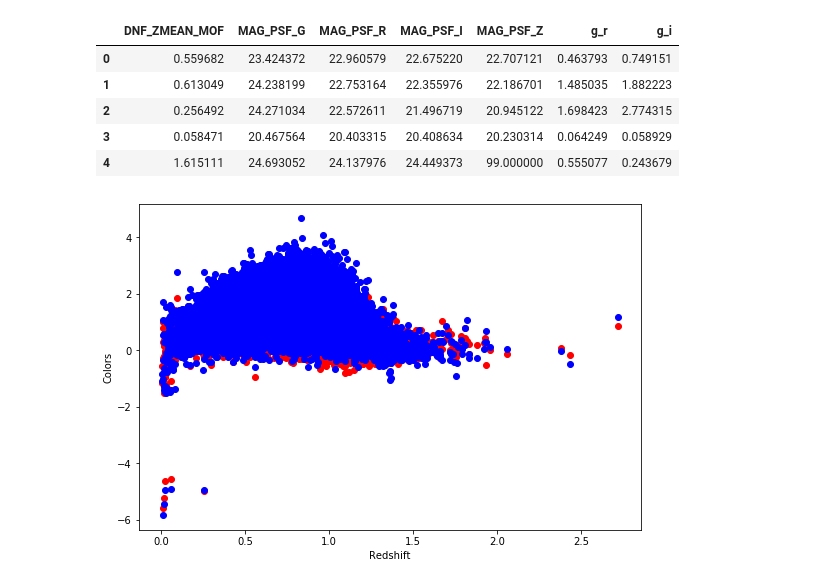
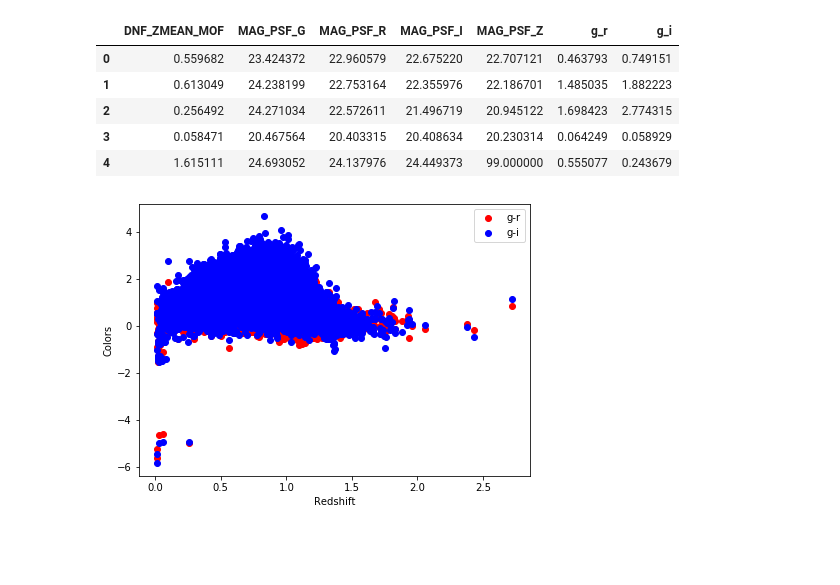
Before and after one commit to JimenaGonzalez/Simulations-Double-Source-Gravitational-Lensing, a Jupyter notebook: color_distribution/ColorDistribution.ipynb, the cells around one changed output. Cells and saved outputs as stored; diff of their text form; code cells hidden in the pictures; blank space fills up the shorter version.

```diff
--- a/color_distribution/ColorDistribution.ipynb
+++ b/color_distribution/ColorDistribution.ipynb
@@ -21,10 +14,11 @@ colors
 # %%
-colors = colors[colors['DNF_ZMEAN_MOF'] > 0.001]
+colors = colors[colors['DNF_ZMEAN_MOF'] > 0.01]
 colors = colors[colors['MAG_PSF_G'] < 30.]
 colors = colors[colors['MAG_PSF_R'] < 30.]
 colors = colors[colors['MAG_PSF_I'] < 30.]
 # Redshift distribution
-plt.figure()
+plt.figure(figsize=(7,5))
+plt.title('Redshift distribution')
 plt.hist(colors['DNF_ZMEAN_MOF'], color = 'blue', edgecolor = 'black', bins = int(180/5))
 plt.show()
 # %% [output]
@@ -41,11 +35,12 @@ colors.head()
 | 3 | 0.058471 | 20.467564 | 20.403315 | 20.408634 | 20.230314 | 0.064249 | 0.058929 |
 | 4 | 1.615111 | 24.693052 | 24.137976 | 24.449373 | 99.000000 | 0.555077 | 0.243679 |
 # %%
-plt.figure(figsize=(9,6))
-plt.plot(colors['DNF_ZMEAN_MOF'], colors['g_r'], 'ro')
-plt.plot(colors['DNF_ZMEAN_MOF'], colors['g_i'], 'bo')
+plt.figure(figsize=(7,5))
+plt.plot(colors['DNF_ZMEAN_MOF'], colors['g_r'], 'ro', label='g-r')
+plt.plot(colors['DNF_ZMEAN_MOF'], colors['g_i'], 'bo', label='g-i')
 plt.xlabel('Redshift')
 plt.ylabel('Colors')
+plt.legend()
 plt.show()
 # %% [output]
-[figure, old version]
+[figure, new version]
```
Also changed, not shown: parts of 7 cells of this notebook.
